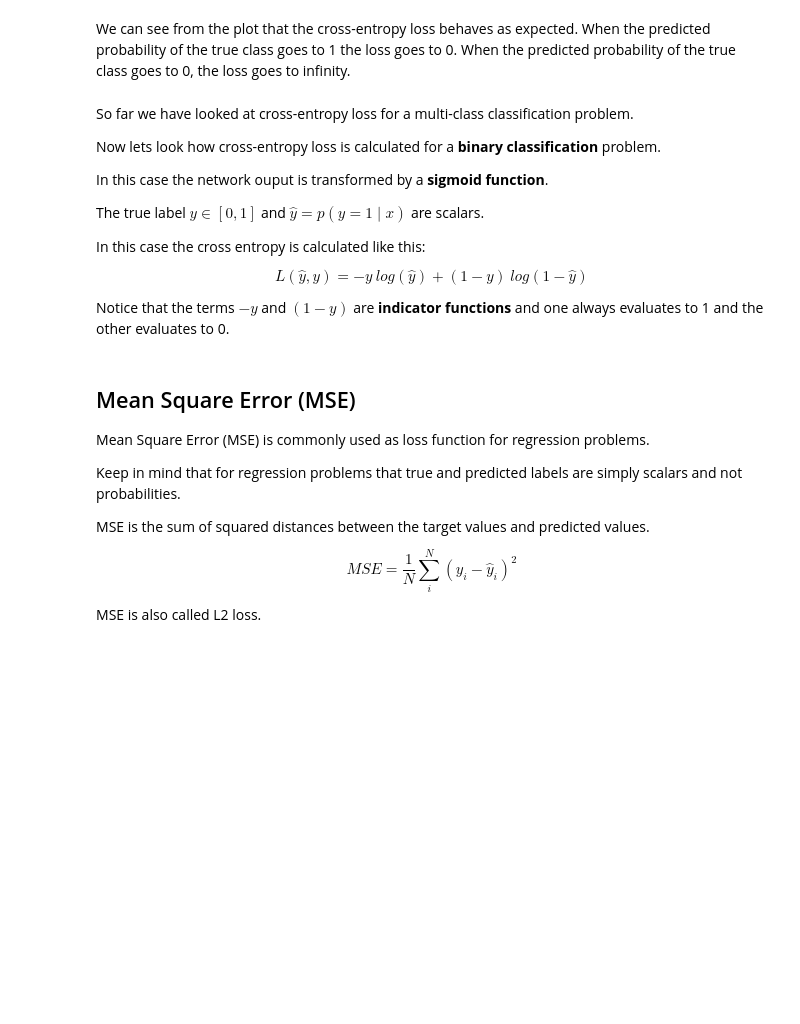
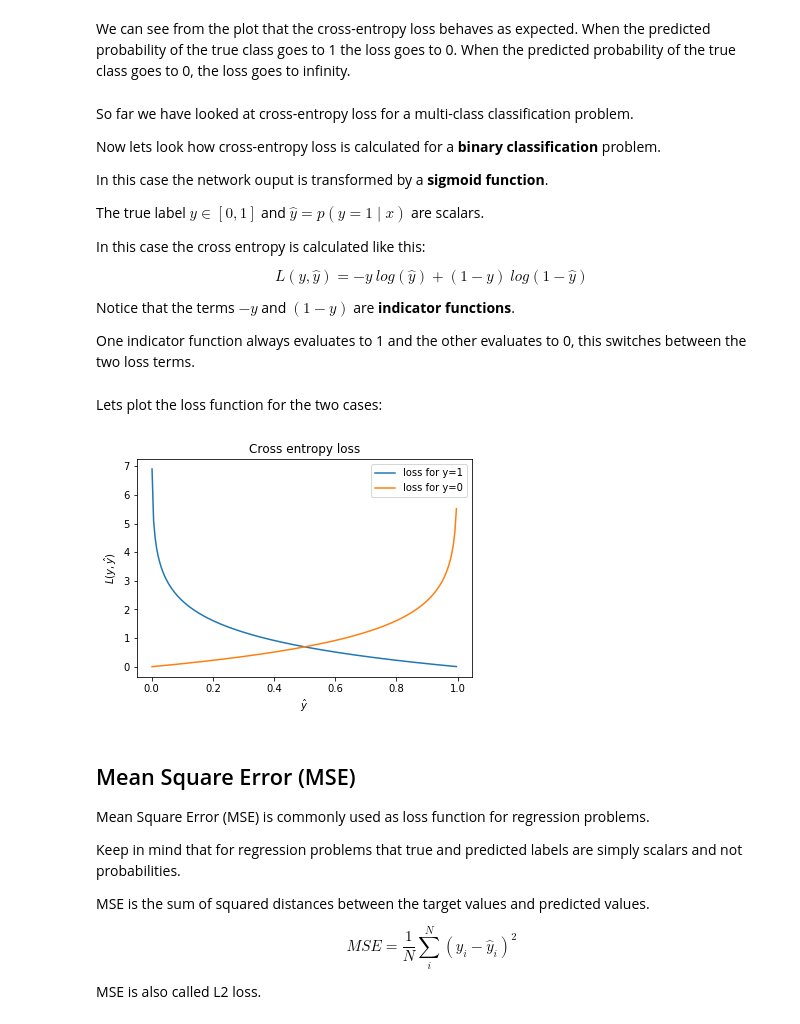
Before and after one commit to asprenger/ml_workshop, a Jupyter notebook: 1.6 - Loss.ipynb, the cells around one changed output. Saved outputs shown, nothing was run; the diff lists cells and outputs as text; code cells hidden in the pictures; blank space fills up the shorter version.

```diff
--- a/1.6 - Loss.ipynb
+++ b/1.6 - Loss.ipynb
@@ -126,10 +148,32 @@ The true label $y \in [0,1]$ and $\hat y = p(y=1 \mid x)$ are scalars.
 In this case the cross entropy is calculated like this:
 
 $$
-L(\hat y, y) = -y \ log(\hat y) + (1-y) \ log(1-\hat y)
+L(y, \hat y) = -y \ log(\hat y) + (1-y) \ log(1-\hat y)
 $$
 
-Notice that the terms $-y$ and $(1-y)$ are **indicator functions** and one always evaluates to 1 and the other evaluates to 0.
+Notice that the terms $-y$ and $(1-y)$ are **indicator functions**.
+
+One indicator function always evaluates to 1 and the other evaluates to 0, this switches between the two loss terms.
+# %% [markdown]
+Lets plot the loss function for the two cases:
+# %%
+%matplotlib inline
+import matplotlib.pyplot as plt
+import numpy as np
+
+y_hat = np.arange(0.001, 1.0, 0.005)
+loss_y_is_one = -np.log(y_hat)
+loss_y_is_zero = -np.log(1 - y_hat)
+plt.plot(y_hat, loss_y_is_one, label='loss for y=1')
+plt.plot(y_hat, loss_y_is_zero, label='loss for y=0')
+
+plt.title('Cross entropy loss')
+plt.ylabel('$L(y,\hat y)$')
+plt.xlabel('$\hat y$')
+plt.legend()
+plt.show()
+# %% [output]
+[figure, added]
 # %% [markdown]
 ## Mean Square Error (MSE)
 
```
Also changed, not shown: parts of 9 cells of this notebook, 21 other files.
